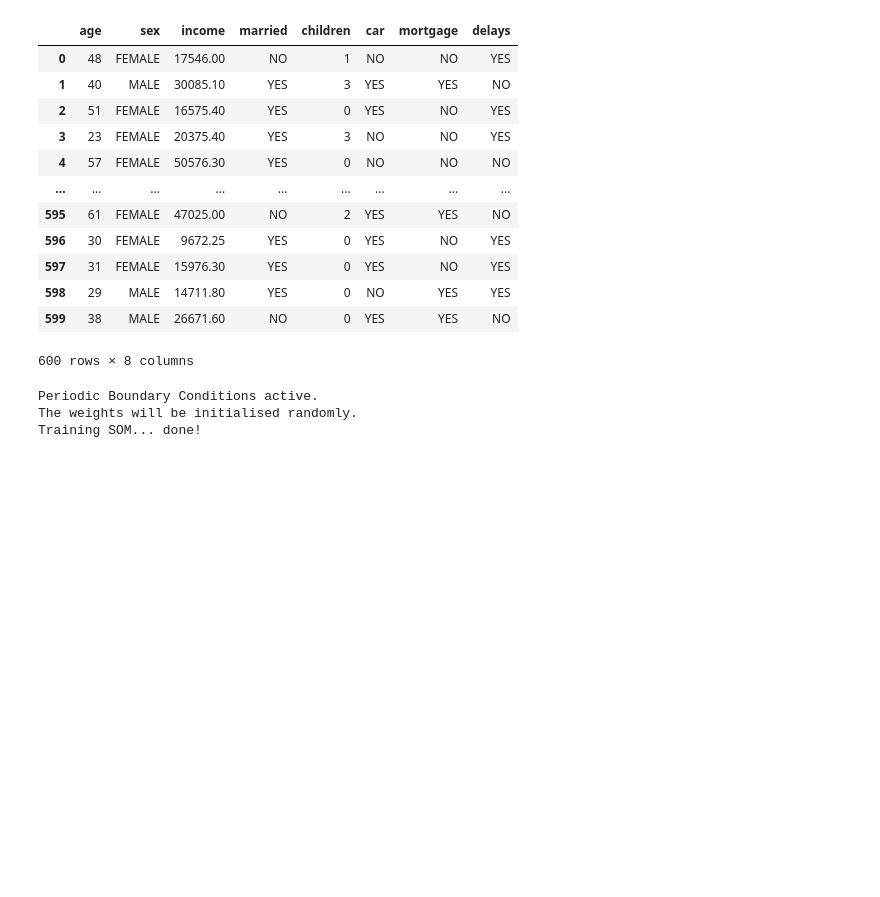
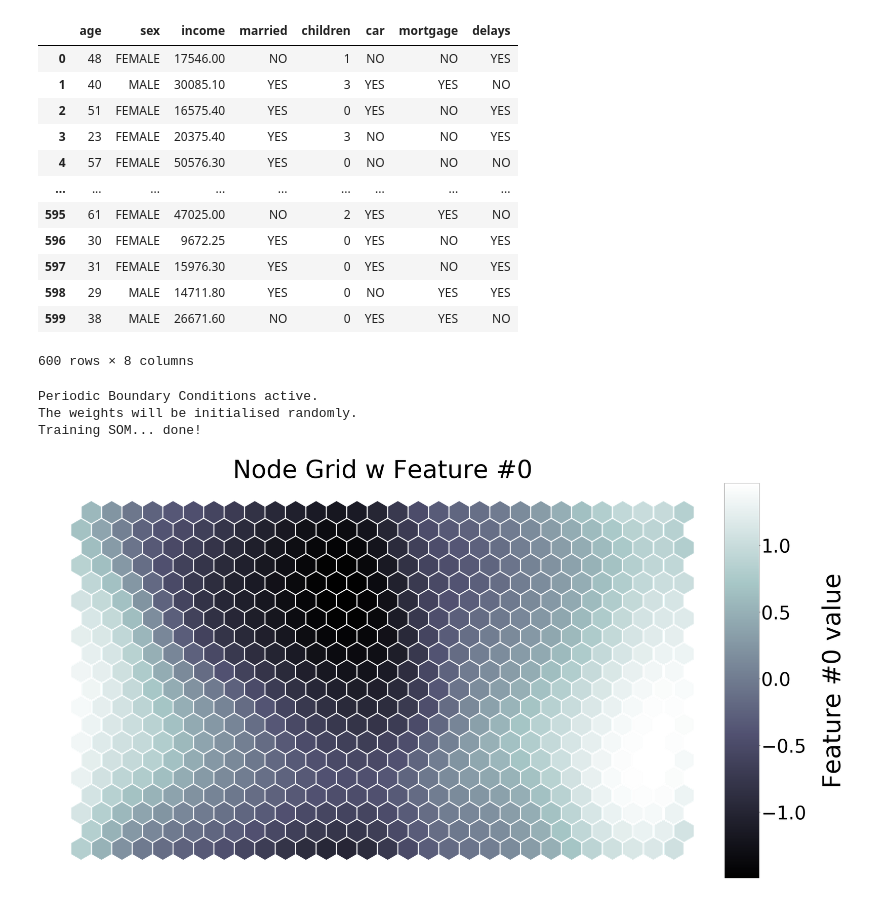
Before and after one commit to katerynakononova/ML, a Jupyter notebook: Python/11 SOM.ipynb, the cells around one changed output. Saved outputs shown, nothing was run; the diff lists cells and outputs as text; code cells hidden in the pictures; blank space fills up the shorter version.

```diff
--- a/Python/11 SOM.ipynb
+++ b/Python/11 SOM.ipynb
@@ -54,6 +54,10 @@ net.train(0.01, 2000)
 Periodic Boundary Conditions active.
 The weights will be initialised randomly.
 Training SOM... done!
+# %%
+net.nodes_graph(colnum=0)
+# %% [output]
+[figure, added]
 # %%
 net.nodes_graph(colnum=1)
 # %% [output]
```
Also changed, not shown: parts of 7 cells of this notebook.
